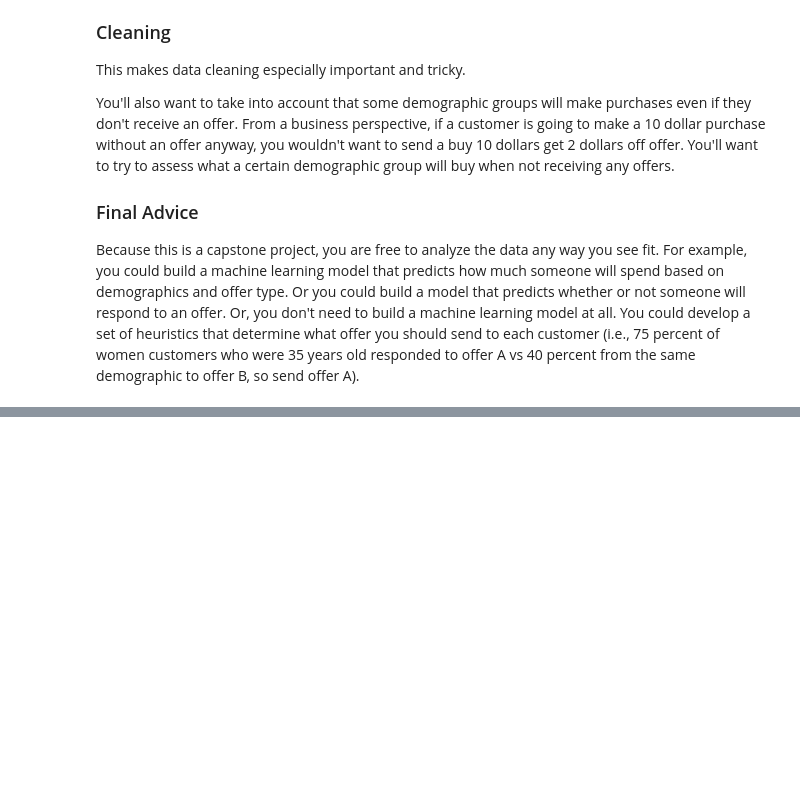
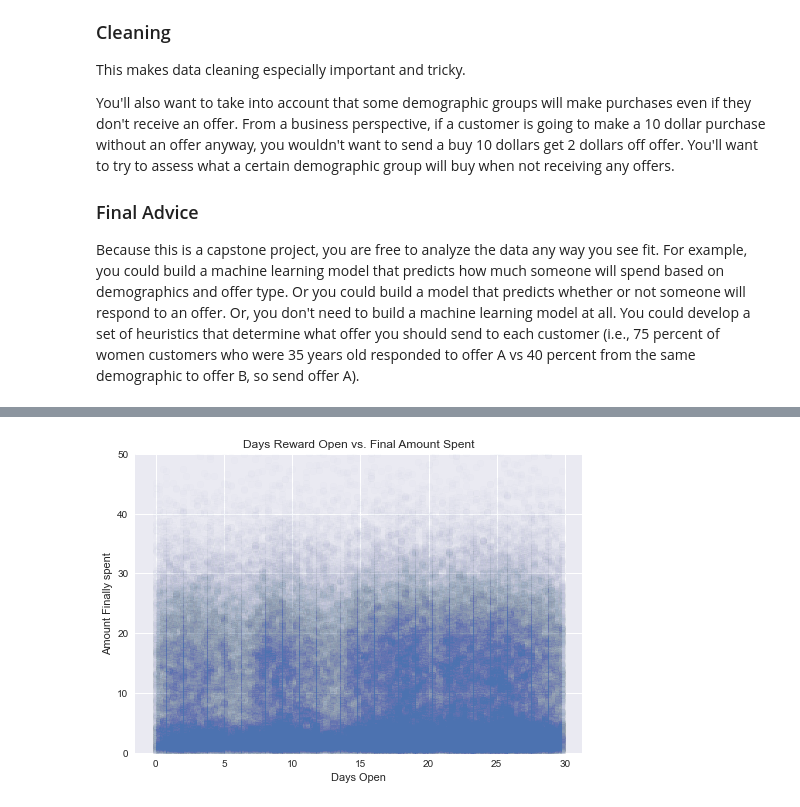
Before and after one commit to nifesimii/Starbucks_Customer_Segmentation, a Jupyter notebook: Starbucks_Capstone_notebook.ipynb, the cells around one changed output, grey strips where cells are left out. Cells and saved outputs as stored; diff of their text form; code cells hidden in the pictures; blank space fills up the shorter version.

```diff
--- a/Starbucks_Capstone_notebook.ipynb
+++ b/Starbucks_Capstone_notebook.ipynb
@@ -116,0 +613,10 @@ transcript
+# %%
+#Visualizing the days open vs amount spent in a scatter plot in a more limited view
+plt.scatter(data = transcript_amount, x = 'days', y = 'amount', alpha = .01);
+plt.title('Days Reward Open vs. Final Amount Spent');
+plt.xlabel('Days Open');
+plt.ylabel('Amount Finally spent');
+plt.style.use('seaborn');
+plt.ylim(0,50);
+# %% [output]
+[figure, added]
```
Also changed, not shown: parts of 67 cells of this notebook.
